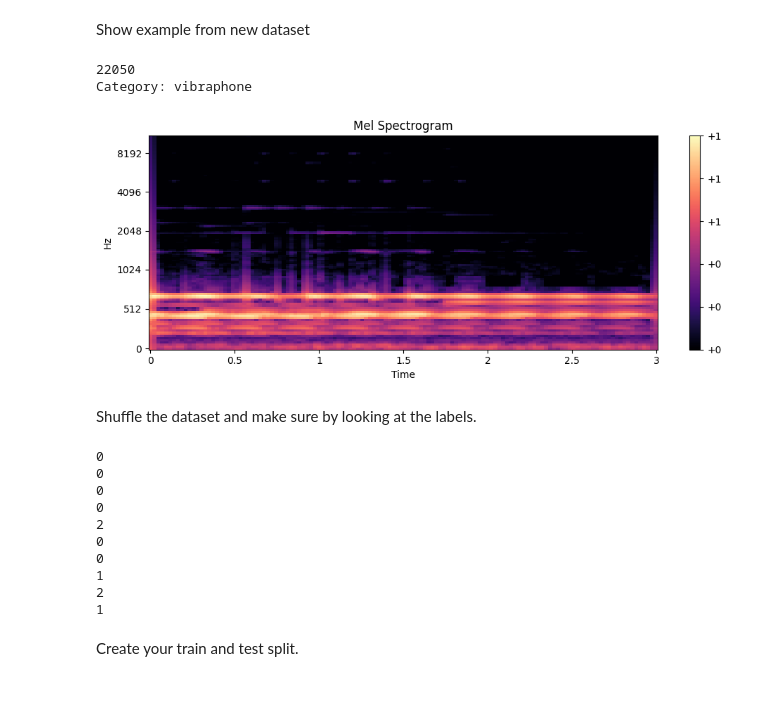
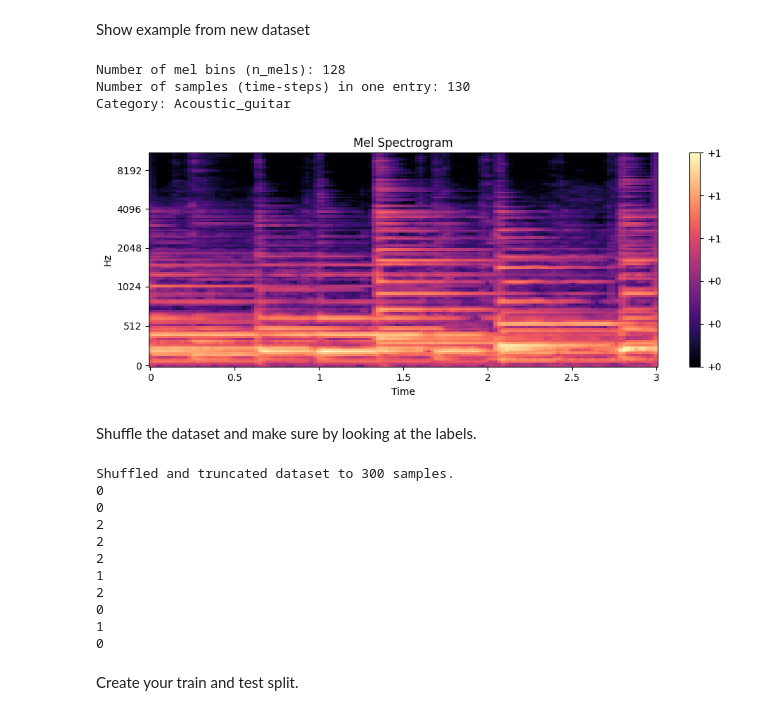
Before and after one commit to pedmur/AIS7, a Jupyter notebook: FinalAssignment/FinalFantasy(semester)VII.ipynb, the cells around one changed output. Cells and saved outputs as stored; diff of their text form; code cells hidden in the pictures.

```diff
--- a/FinalAssignment/FinalFantasy(semester)VII.ipynb
+++ b/FinalAssignment/FinalFantasy(semester)VII.ipynb
@@ -86,30 +88,34 @@ print(len(dataset))
 # %% [markdown]
 Show example from new dataset
 # %%
-CHOSEN_EXAMPLE = 1501
+CHOSEN_EXAMPLE = 141
 
-print(dataset[0][2])
+spec_tensor = dataset[CHOSEN_EXAMPLE][0]  # shape: ( n_mels, time_steps, 1)
+n_mels, time_steps, channels = spec_tensor.shape
+print("Number of mel bins (n_mels):", n_mels)
+print("Number of samples (time-steps) in one entry:", time_steps)
 print("Category: " + CATEGORIES[dataset[CHOSEN_EXAMPLE][1]])
 
 # Remove batch and channel dimensions
 spec = dataset[CHOSEN_EXAMPLE][0]
-spec = spec[0, :, :, 0]
+spec = spec[:, :, 0]
 
 plt.figure(figsize=(10, 4))
 librosa.display.specshow(
     spec,
     x_axis="time",
     y_axis="mel",
     sr=dataset[CHOSEN_EXAMPLE][2]
 )
 plt.colorbar(format="%+2.0f")
 plt.title("Mel Spectrogram")
 plt.tight_layout()
 plt.show()
 # %% [output]
-22050
-Category: vibraphone
+Number of mel bins (n_mels): 128
+Number of samples (time-steps) in one entry: 130
+Category: Acoustic_guitar
-[figure, old version]
+[figure, new version]
 # %% [markdown]
 Shuffle the dataset and make sure by looking at the labels.
 # %%
@@ -117,19 +123,25 @@ import random
 
 random.shuffle(dataset)
 
+# choose an arbitrary size and truncate
+MAX_SAMPLES = 9000
+dataset = dataset[:MAX_SAMPLES]
+print(f"Shuffled and truncated dataset to {len(dataset)} samples.")
+
 for sample in dataset[:10]:
     print(sample[1])
 # %% [output]
-0
-0
+Shuffled and truncated dataset to 300 samples.
 0
 0
 2
-0
+2
+2
+1
+2
 0
 1
-2
-1
+0
 # %% [markdown]
 Create your train and test split.
 # %%
```
Also changed, not shown: parts of 9 cells of this notebook.
